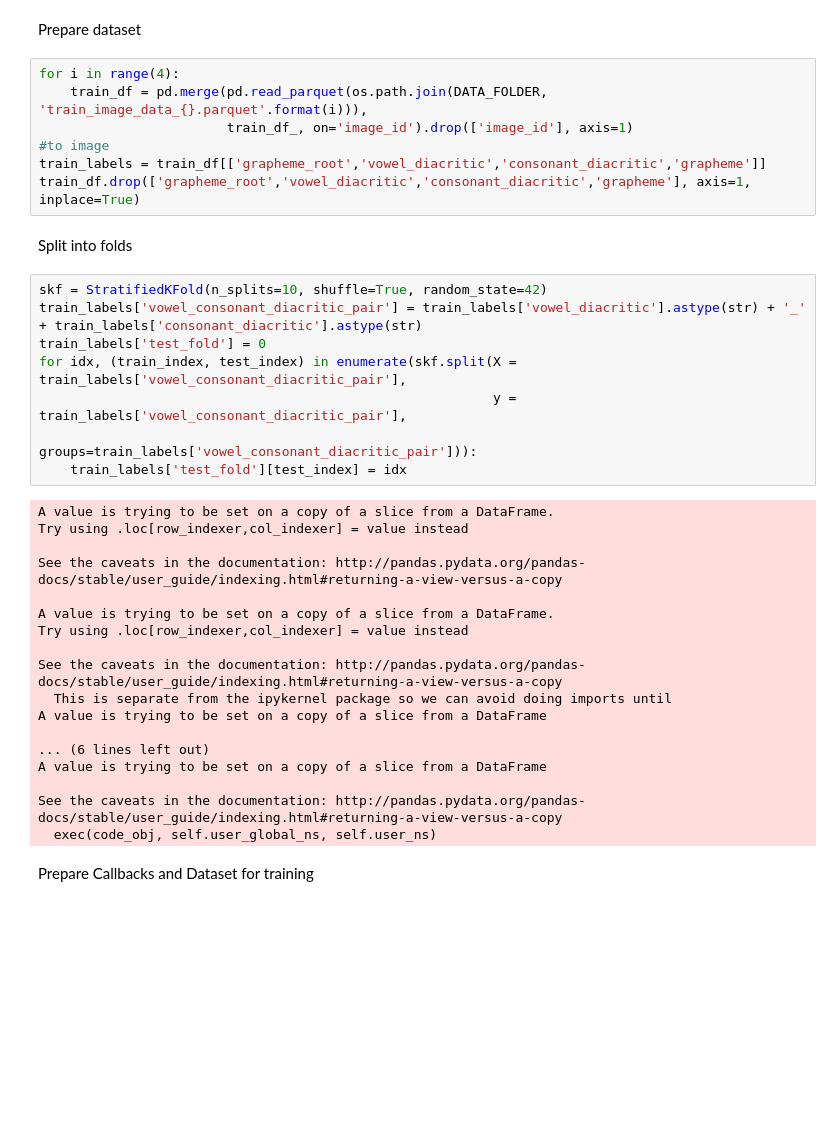
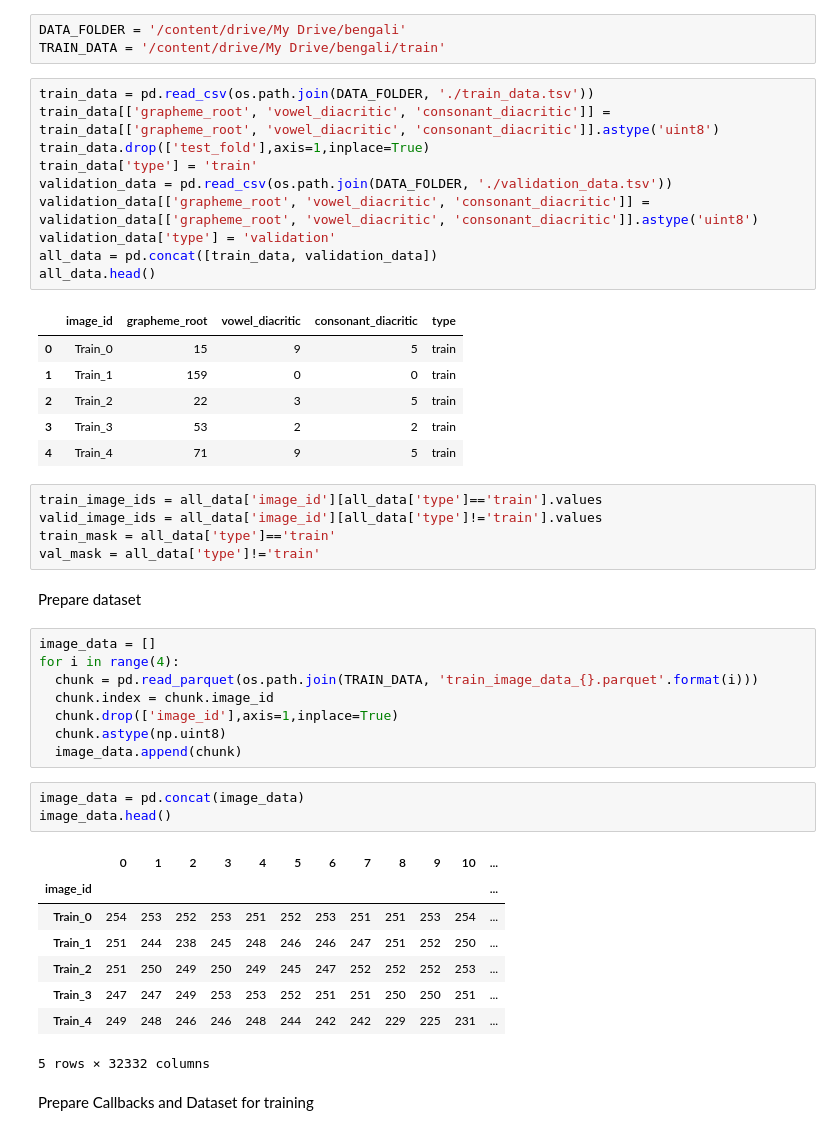
Before and after one commit to ivashnyov/Bengali.AI-Handwritten-Grapheme-Classification, a Jupyter notebook: Train.ipynb, the cells around one changed output. Cells and saved outputs as stored; diff of their text form; blank space fills up the shorter version.

```diff
--- a/Train.ipynb
+++ b/Train.ipynb
@@ -26,40 +40,50 @@ train_df_.head()
+# %%
+DATA_FOLDER = '/content/drive/My Drive/bengali'
+TRAIN_DATA = '/content/drive/My Drive/bengali/train'
+# %%
+train_data = pd.read_csv(os.path.join(DATA_FOLDER, './train_data.tsv'))
+train_data[['grapheme_root', 'vowel_diacritic', 'consonant_diacritic']] = train_data[['grapheme_root', 'vowel_diacritic', 'consonant_diacritic']].astype('uint8')
+train_data.drop(['test_fold'],axis=1,inplace=True)
+train_data['type'] = 'train'
+validation_data = pd.read_csv(os.path.join(DATA_FOLDER, './validation_data.tsv'))
+validation_data[['grapheme_root', 'vowel_diacritic', 'consonant_diacritic']] = validation_data[['grapheme_root', 'vowel_diacritic', 'consonant_diacritic']].astype('uint8')
+validation_data['type'] = 'validation'
+all_data = pd.concat([train_data, validation_data])
+all_data.head()
+# %% [output]
+|  | image_id | grapheme_root | vowel_diacritic | consonant_diacritic | type |
+| 0 | Train_0 | 15 | 9 | 5 | train |
+| 1 | Train_1 | 159 | 0 | 0 | train |
+| 2 | Train_2 | 22 | 3 | 5 | train |
+| 3 | Train_3 | 53 | 2 | 2 | train |
+| 4 | Train_4 | 71 | 9 | 5 | train |
+# %%
+train_image_ids = all_data['image_id'][all_data['type']=='train'].values
+valid_image_ids = all_data['image_id'][all_data['type']!='train'].values
+train_mask = all_data['type']=='train'
+val_mask = all_data['type']!='train'
 # %% [markdown]
 Prepare dataset
 # %%
+image_data = []
 for i in range(4):
-    train_df = pd.merge(pd.read_parquet(os.path.join(DATA_FOLDER, 'train_image_data_{}.parquet'.format(i))),
-                        train_df_, on='image_id').drop(['image_id'], axis=1)
-#to image
-train_labels = train_df[['grapheme_root','vowel_diacritic','consonant_diacritic','grapheme']]
-train_df.drop(['grapheme_root','vowel_diacritic','consonant_diacritic','grapheme'], axis=1, inplace=True)
+  chunk = pd.read_parquet(os.path.join(TRAIN_DATA, 'train_image_data_{}.parquet'.format(i)))
+  chunk.index = chunk.image_id
+  chunk.drop(['image_id'],axis=1,inplace=True)
+  chunk.astype(np.uint8)
+  image_data.append(chunk)
-# %% [markdown]
-Split into folds
-# %%
-skf = StratifiedKFold(n_splits=10, shuffle=True, random_state=42)
-train_labels['vowel_consonant_diacritic_pair'] = train_labels['vowel_diacritic'].astype(str) + '_' + train_labels['consonant_diacritic'].astype(str)
-train_labels['test_fold'] = 0
-for idx, (train_index, test_index) in enumerate(skf.split(X = train_labels['vowel_consonant_diacritic_pair'],
-                                                          y = train_labels['vowel_consonant_diacritic_pair'],
-                                                          groups=train_labels['vowel_consonant_diacritic_pair'])):
-    train_labels['test_fold'][test_index] = idx
-# %% [output]
-A value is trying to be set on a copy of a slice from a DataFrame.
-Try using .loc[row_indexer,col_indexer] = value instead
-
-See the caveats in the documentation: http://pandas.pydata.org/pandas-docs/stable/user_guide/indexing.html#returning-a-view-versus-a-copy
-
-A value is trying to be set on a copy of a slice from a DataFrame.
-Try using .loc[row_indexer,col_indexer] = value instead
-
-See the caveats in the documentation: http://pandas.pydata.org/pandas-docs/stable/user_guide/indexing.html#returning-a-view-versus-a-copy
-  This is separate from the ipykernel package so we can avoid doing imports until
-A value is trying to be set on a copy of a slice from a DataFrame
-
-... (6 lines left out)
-A value is trying to be set on a copy of a slice from a DataFrame
-
-See the caveats in the documentation: http://pandas.pydata.org/pandas-docs/stable/user_guide/indexing.html#returning-a-view-versus-a-copy
-  exec(code_obj, self.user_global_ns, self.user_ns)
+# %%
+image_data = pd.concat(image_data)
+image_data.head()
+# %% [output]
+|  | 0 | 1 | 2 | 3 | 4 | 5 | 6 | 7 | 8 | 9 | 10 | ... |
+| image_id |  |  |  |  |  |  |  |  |  |  |  | ... |
+| Train_0 | 254 | 253 | 252 | 253 | 251 | 252 | 253 | 251 | 251 | 253 | 254 | ... |
+| Train_1 | 251 | 244 | 238 | 245 | 248 | 246 | 246 | 247 | 251 | 252 | 250 | ... |
+| Train_2 | 251 | 250 | 249 | 250 | 249 | 245 | 247 | 252 | 252 | 252 | 253 | ... |
+| Train_3 | 247 | 247 | 249 | 253 | 253 | 252 | 251 | 251 | 250 | 250 | 251 | ... |
+| Train_4 | 249 | 248 | 246 | 246 | 248 | 244 | 242 | 242 | 229 | 225 | 231 | ... |
+5 rows × 32332 columns
 # %% [markdown]
 Prepare Callbacks and Dataset for training
 # %%
```
Also changed, not shown: parts of 21 cells of this notebook.
